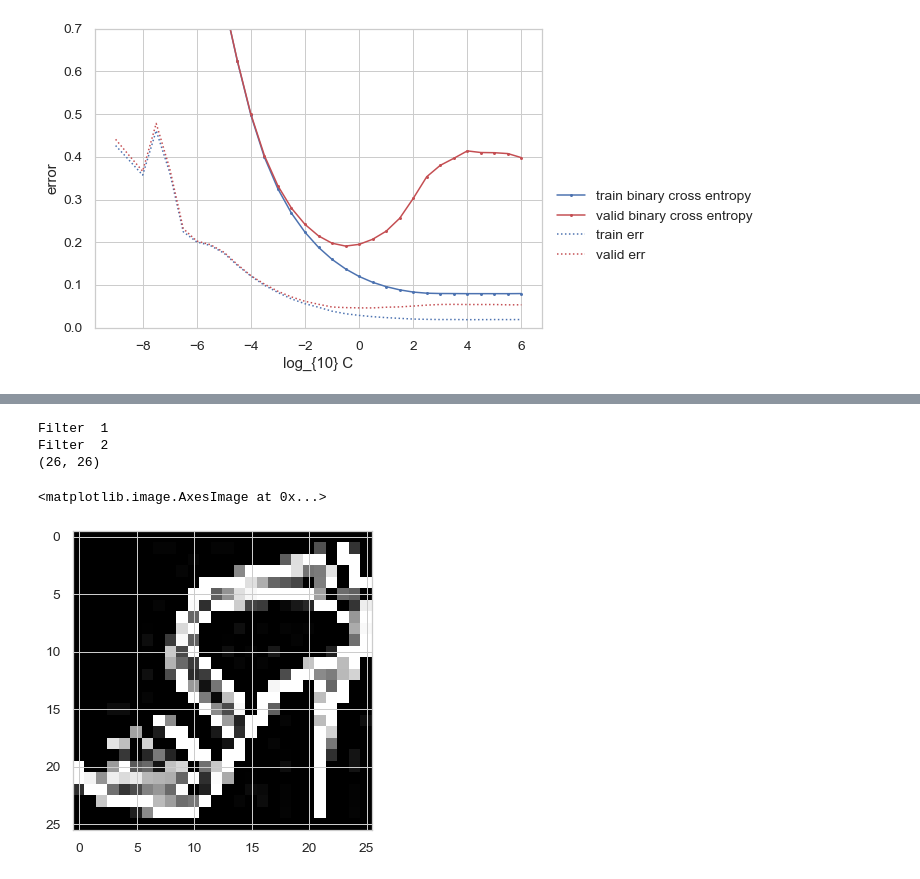
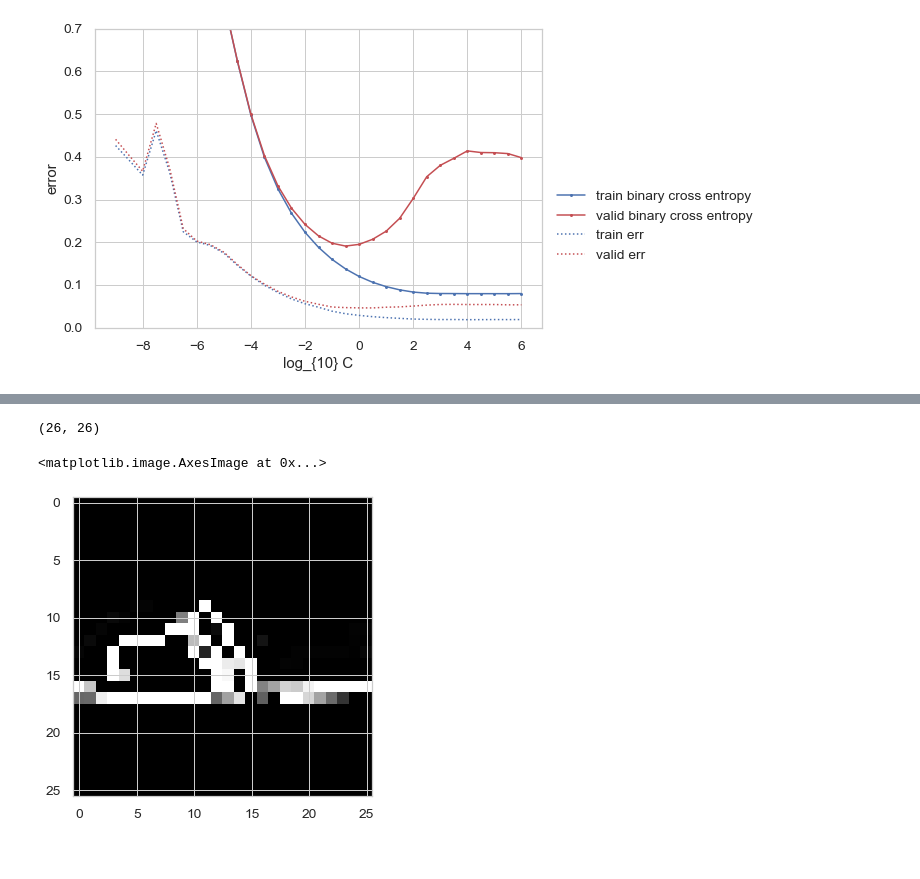
Before and after one commit to kamibrumi/comp135-intro-to-ml, a Jupyter notebook: projectA/projA_notebook_p2.ipynb, the cells around one changed output, grey strips where cells are left out. Drawn from its saved outputs; the diff is of its cells as text; code cells hidden in the pictures.

```diff
--- a/projectA/projA_notebook_p2.ipynb
+++ b/projectA/projA_notebook_p2.ipynb
@@ -904,5 +939,6 @@ test bce                                                                0.1693
 # %%
-img_n = 150
+img_n = 0
 
 plt.imshow(training_x_tr[img_n].reshape(28,28), interpolation='nearest', vmin=0, vmax=1, cmap='gray')
+print(training_y_tr[img_n])
 # %% [output]
@@ -911,24 +947,31 @@ plt.imshow(training_x_tr[img_n].reshape(28,28), interpolation='nearest', vmin=0,
 # %%
 # different filters : https://www.saama.com/different-kinds-convolutional-filters/
 
 l1_filter = np.zeros((2,3,3))
 
 l1_filter[0, :, :] = np.array([[[0, -1, 0],
                                    [-1, 5, -1],
                                    [0, -1, 0]]])
 l1_filter[1, :, :] = np.array([[[0, -1, 0],
                                    [-1, 5, -1],
                                    [0, -1, 0]]])
 
+l2_filter = np.zeros((2,3,3))
+
+l2_filter[0, :, :] = np.array([[[1., 1., 1.],
+                                   [1., 1., 1.],
+                                   [1.,1., 1.]]])/9
+l2_filter[1, :, :] = np.array([[[1., 1., 1.],
+                                   [1., 1., 1.],
+                                   [1.,1., 1.]]])/9
+
 new_image = conv(training_x_tr[img_n].reshape(28,28), l1_filter)
 print(new_image[:,:,0].shape)
 plt.imshow(new_image[:,:,0], interpolation='nearest', vmin=0, vmax=1, cmap='gray')
 # %% [output]
-Filter  1
-Filter  2
 (26, 26)
 <matplotlib.image.AxesImage at 0x...>
-[figure, old version]
+[figure, new version]
 # %%
 # Now I will create a new dataset with the convoluted images
 
```
Also changed, not shown: parts of 13 cells of this notebook, 1 other file.
